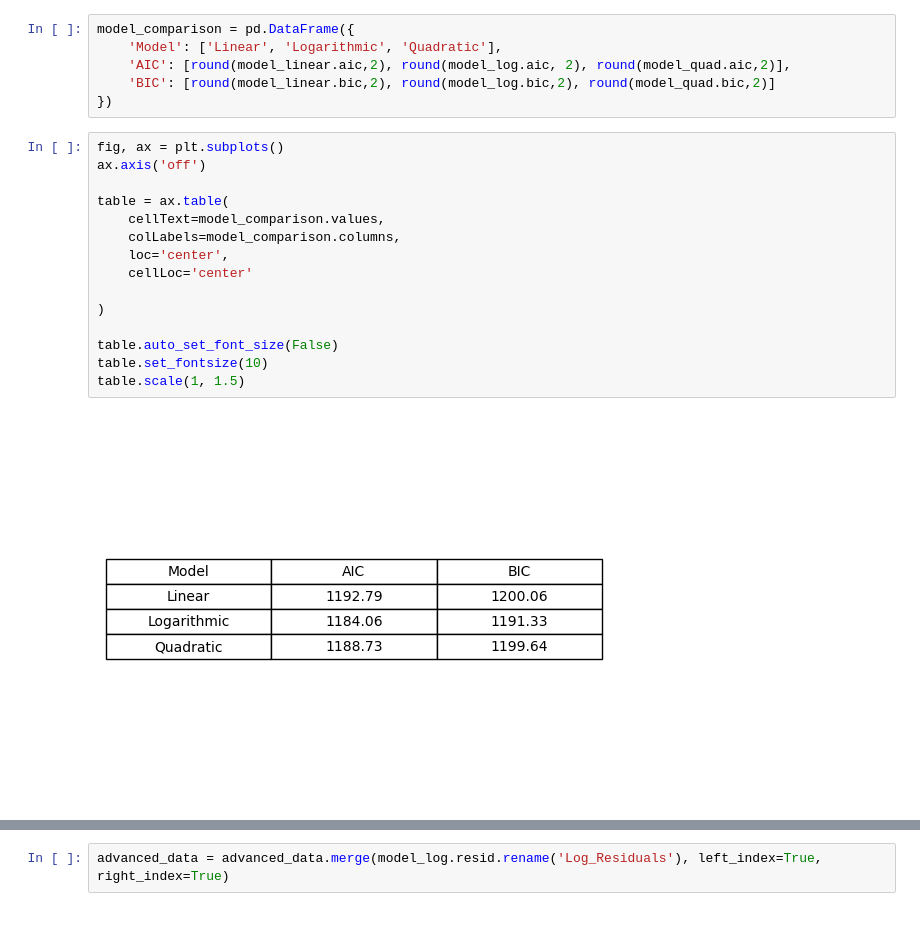
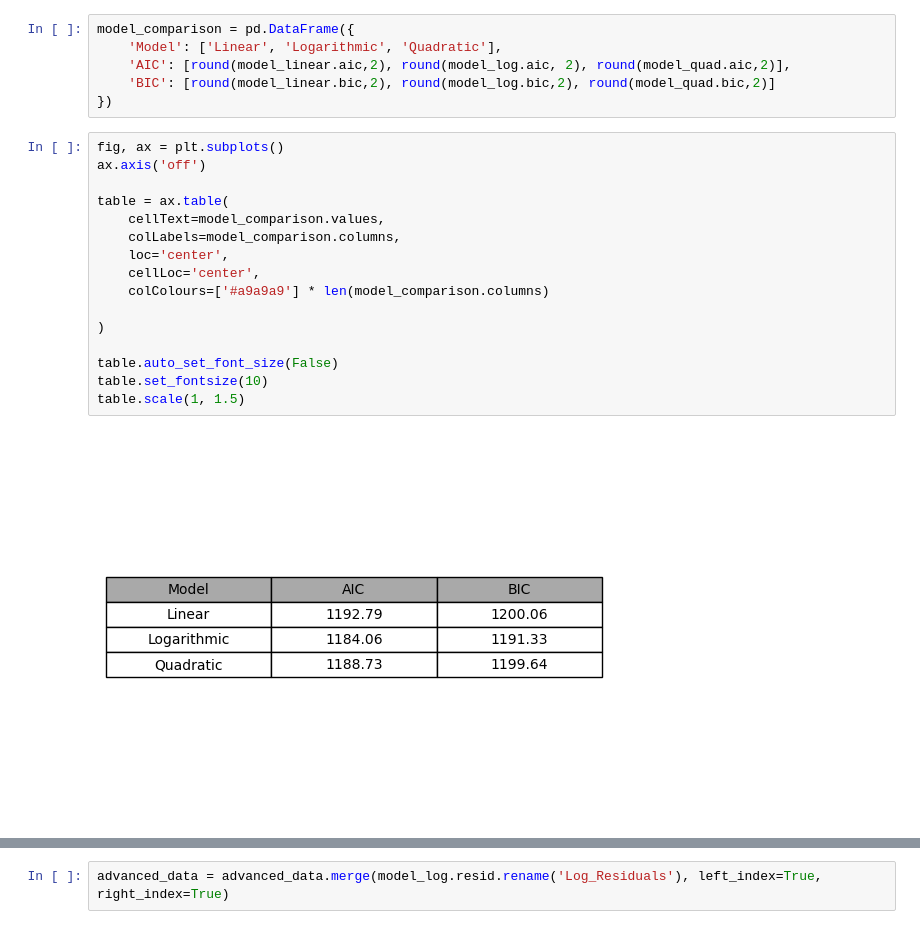
Before and after one commit to rickmart2/college-shooting-analysis-699, a Jupyter notebook: analysis.ipynb, the cells around one changed output, grey strips where cells are left out. Cells and saved outputs as stored; diff of their text form.

Commit message:
formatting tables and figures

```diff
--- a/analysis.ipynb
+++ b/analysis.ipynb
@@ -374,20 +390,21 @@ model_comparison = pd.DataFrame({
 # %%
 fig, ax = plt.subplots()
 ax.axis('off')
 
 table = ax.table(
     cellText=model_comparison.values,
     colLabels=model_comparison.columns,
     loc='center',
-    cellLoc='center'
+    cellLoc='center',
+    colColours=['#a9a9a9'] * len(model_comparison.columns)
 
 )
 
 table.auto_set_font_size(False)
 table.set_fontsize(10)
 table.scale(1, 1.5)
 # %% [output]
-[figure, old version]
+[figure, new version]
 # %%
 plt.figure(figsize=(12,6))
 ax = sns.scatterplot(data=advanced_data, x='Pick', y='BPM')
```
Also changed, not shown: parts of 11 cells of this notebook.
